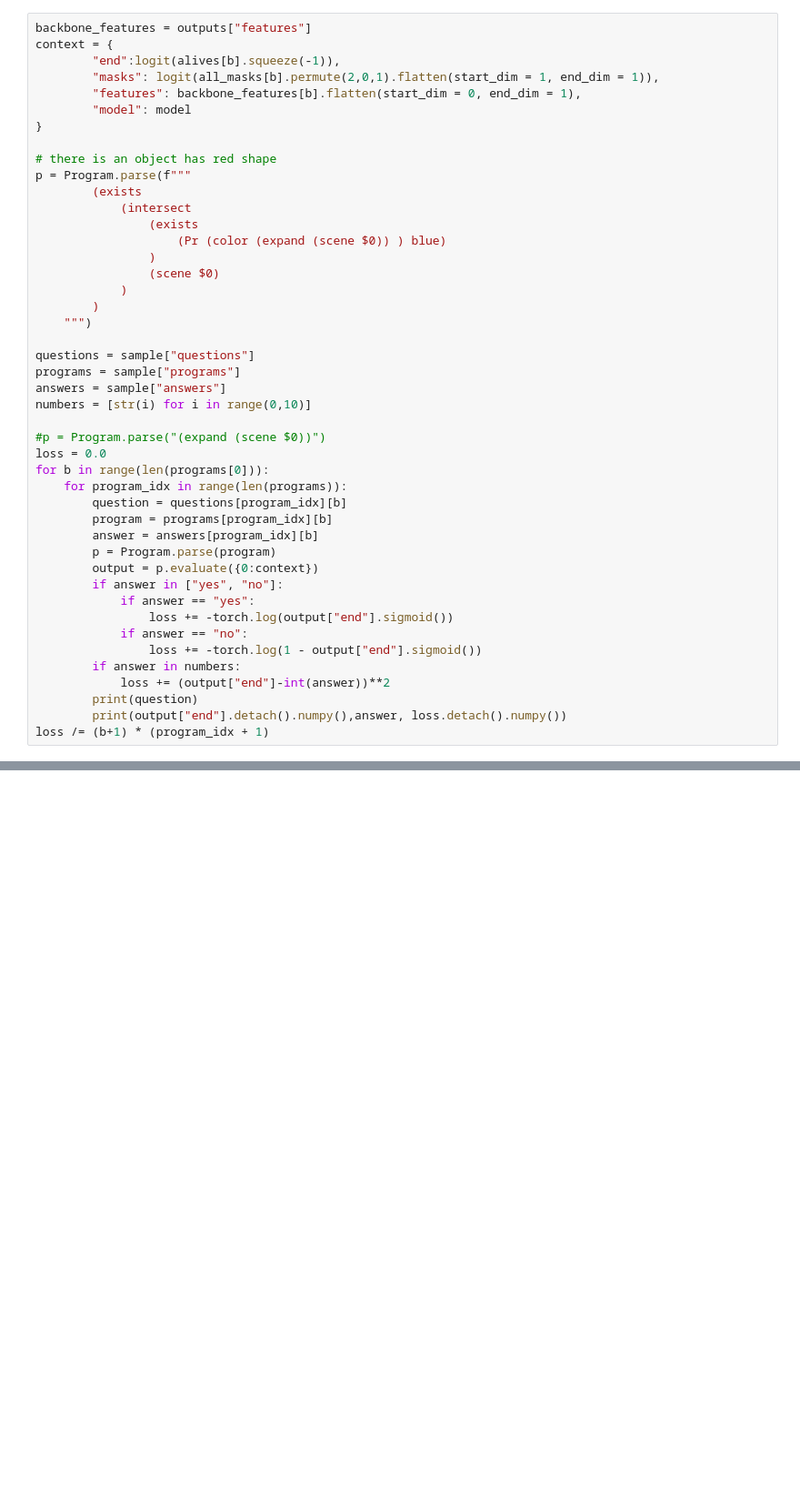
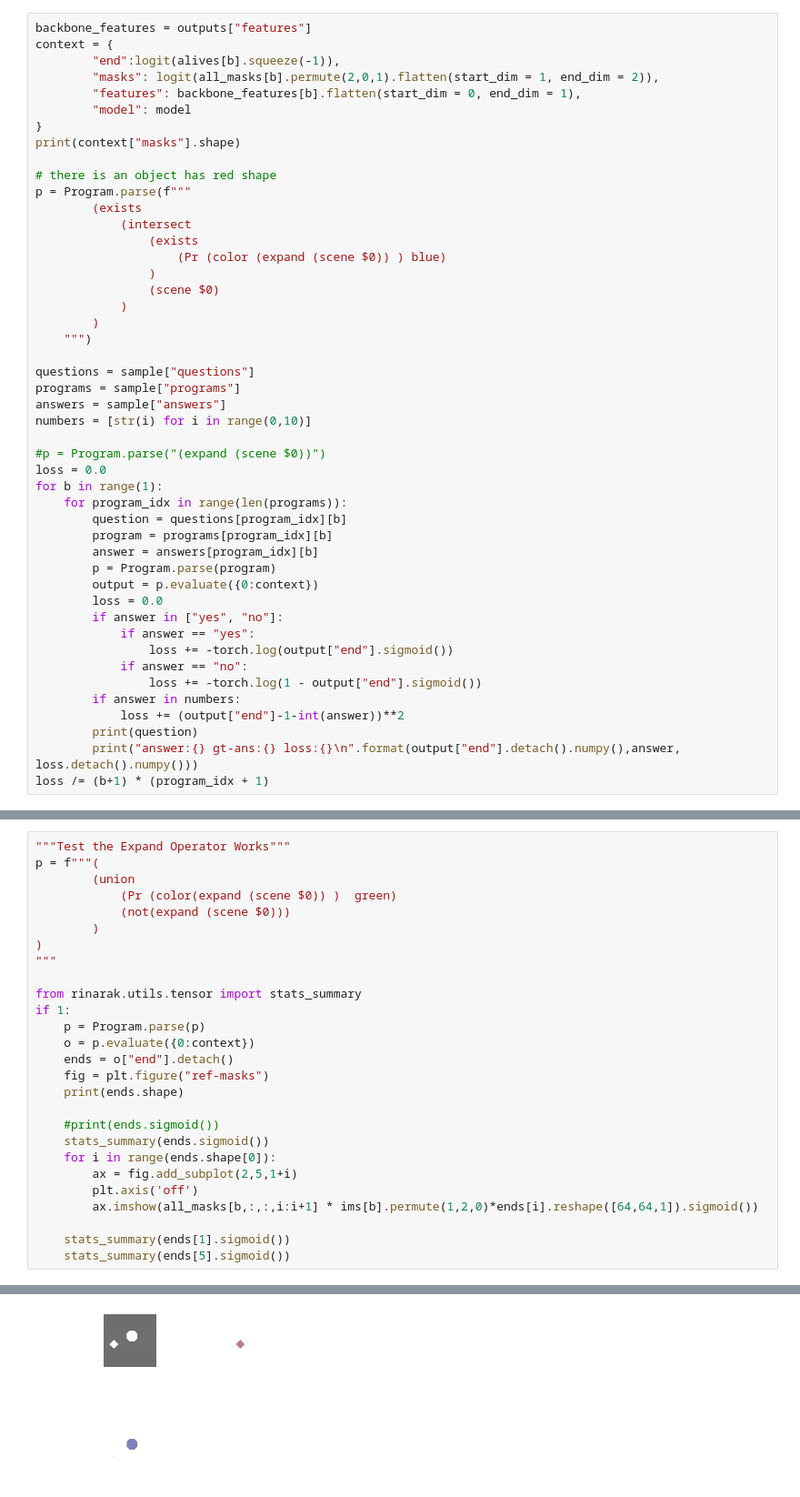
Before and after one commit to ZongjingLi/GroupNet, a Jupyter notebook: demo.ipynb, the cells around one changed output, grey strips where cells are left out. Shown at 91% size. Saved outputs shown, nothing was run; the diff lists cells and outputs as text; blank space fills up the shorter version.

```diff
--- a/demo.ipynb
+++ b/demo.ipynb
@@ -100,10 +123,11 @@ plt.savefig("outputs/predict_masks.png")
 backbone_features = outputs["features"]
 context = {
         "end":logit(alives[b].squeeze(-1)),
-        "masks": logit(all_masks[b].permute(2,0,1).flatten(start_dim = 1, end_dim = 1)),
+        "masks": logit(all_masks[b].permute(2,0,1).flatten(start_dim = 1, end_dim = 2)),
         "features": backbone_features[b].flatten(start_dim = 0, end_dim = 1),
         "model": model
 }
+print(context["masks"].shape)
 
 # there is an object has red shape
 p = Program.parse(f"""
@@ -124,21 +148,22 @@ numbers = [str(i) for i in range(0,10)]
 
 #p = Program.parse("(expand (scene $0))")
 loss = 0.0
-for b in range(len(programs[0])):
+for b in range(1):
     for program_idx in range(len(programs)):
         question = questions[program_idx][b]
         program = programs[program_idx][b]
         answer = answers[program_idx][b]
         p = Program.parse(program)
         output = p.evaluate({0:context})
+        loss = 0.0
         if answer in ["yes", "no"]:
             if answer == "yes":
                 loss += -torch.log(output["end"].sigmoid())
             if answer == "no":
                 loss += -torch.log(1 - output["end"].sigmoid())
         if answer in numbers:
-            loss += (output["end"]-int(answer))**2
+            loss += (output["end"]-1-int(answer))**2
         print(question)
-        print(output["end"].detach().numpy(),answer, loss.detach().numpy())
+        print("answer:{} gt-ans:{} loss:{}\n".format(output["end"].detach().numpy(),answer, loss.detach().numpy()))
 loss /= (b+1) * (program_idx + 1)
 # %% [output]
@@ -161,0 +232,28 @@ how many objects with shape of circle are there?
+# %%
+"""Test the Expand Operator Works"""
+p = f"""(
+        (union
+            (Pr (color(expand (scene $0)) )  green)
+            (not(expand (scene $0)))
+        )
+)
+"""
+
+from rinarak.utils.tensor import stats_summary
+if 1:
+    p = Program.parse(p)
+    o = p.evaluate({0:context})
+    ends = o["end"].detach()
+    fig = plt.figure("ref-masks")
+    print(ends.shape)
+
+    #print(ends.sigmoid())
+    stats_summary(ends.sigmoid())
+    for i in range(ends.shape[0]):
+        ax = fig.add_subplot(2,5,1+i)
+        plt.axis('off')
+        ax.imshow(all_masks[b,:,:,i:i+1] * ims[b].permute(1,2,0)*ends[i].reshape([64,64,1]).sigmoid())
+
+    stats_summary(ends[1].sigmoid())
+    stats_summary(ends[5].sigmoid())
+# %% [output]
@@ -161,0 +264 @@ how many objects with shape of circle are there?
+[figure, added]
```
Also changed, not shown: parts of 15 cells of this notebook, 18 other files.
